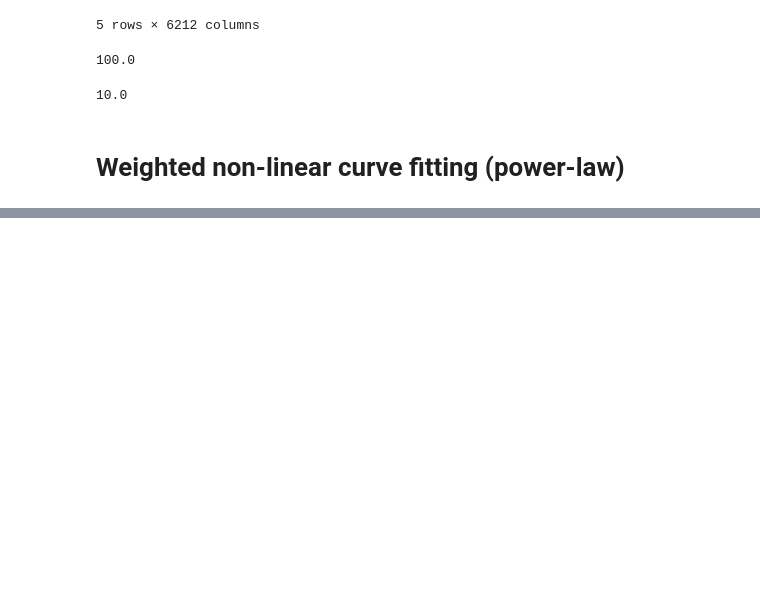
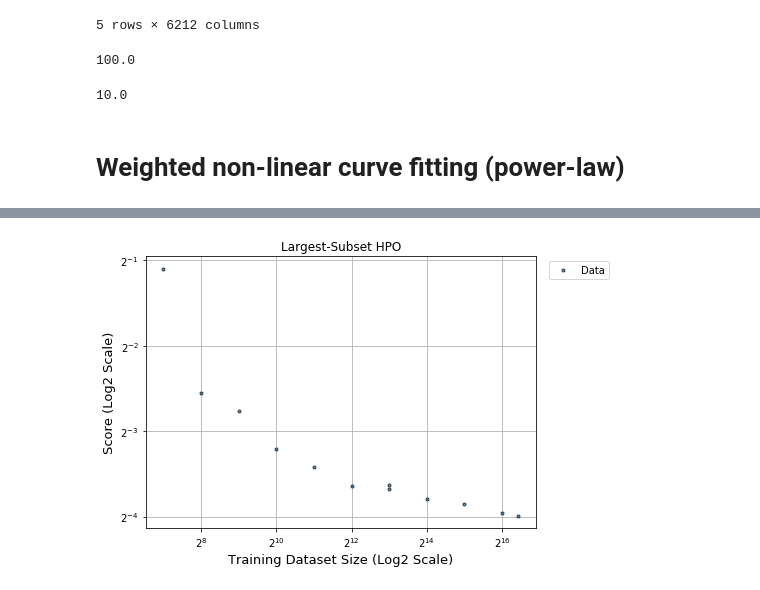
Before and after one commit to adpartin/LearningCurves, a Jupyter notebook: notebooks/sandbox.ipynb, the cells around one changed output, grey strips where cells are left out. Cells and saved outputs as stored; diff of their text form; code cells hidden in the pictures; blank space fills up the shorter version.

```diff
--- a/notebooks/sandbox.ipynb
+++ b/notebooks/sandbox.ipynb
@@ -189,0 +223,4 @@ df = pd.read_csv(path, dtype=np.float64)
+# %%
+lrn_crv_plot.plot_lrn_crv_power_law( x = dd['tr_size'], y = dd['fold0'], title='Largest-Subset HPO',  plot_fit=False);
+# %% [output]
+[figure, added]
```
Also changed, not shown: parts of 17 cells of this notebook, 3 other files.
